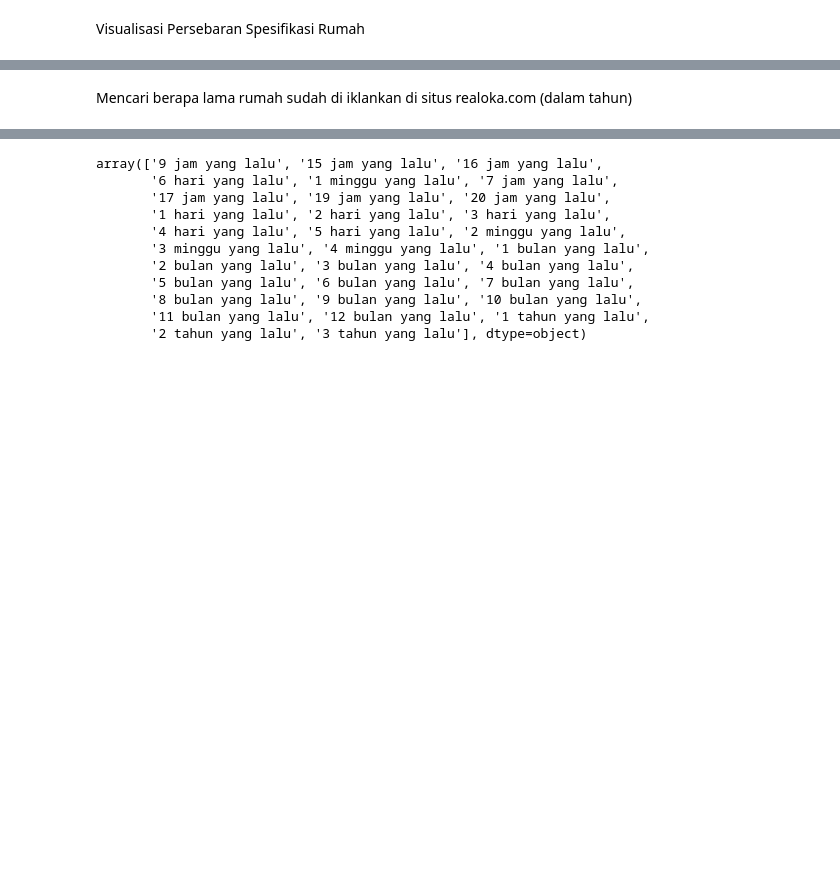
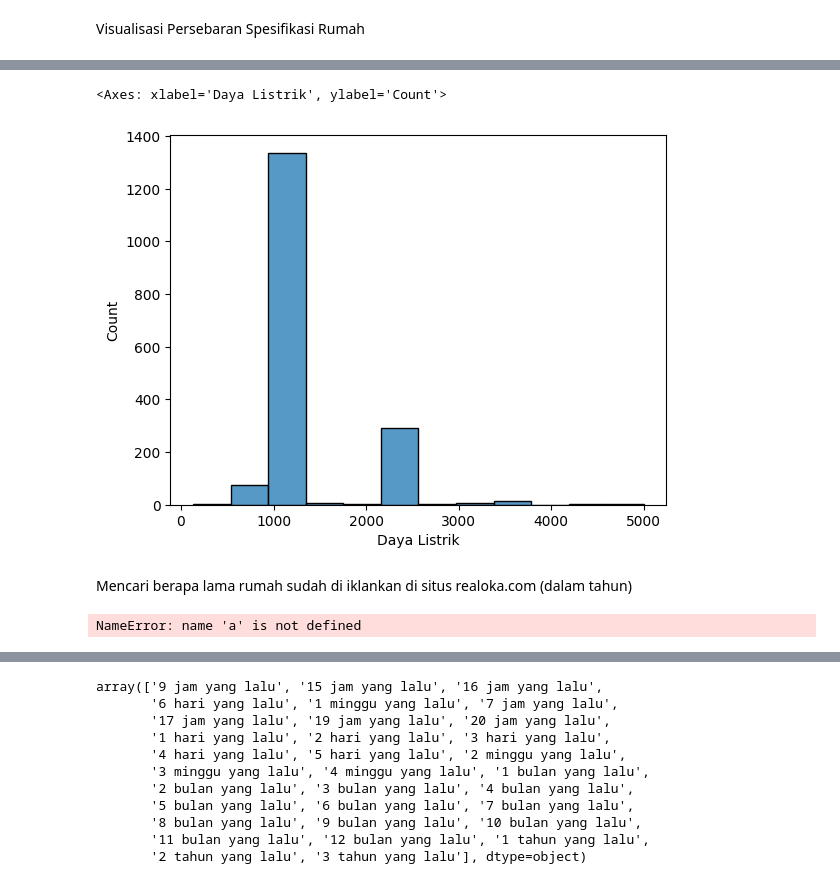
Before and after one commit to daff00/house-price-prediction, a Jupyter notebook: house_price_prediction.ipynb, the cells around one changed output, grey strips where cells are left out. Drawn from its saved outputs; the diff is of its cells as text; code cells hidden in the pictures; blank space fills up the shorter version.

```diff
--- a/house_price_prediction.ipynb
+++ b/house_price_prediction.ipynb
@@ -383,10 +396,15 @@ ValueError: min() arg is an empty sequence
+# %%
+sns.histplot(rumah['Daya Listrik'])
+# %% [output]
+<Axes: xlabel='Daya Listrik', ylabel='Count'>
+[figure, added]
 # %% [markdown]
 Mencari berapa lama rumah sudah di iklankan di situs realoka.com (dalam tahun)
 # %%
 # Konvert isi kolom Tayang Sejak kedalam kolom Tahun_Listing
 # Definisikan dict time_unit untuk menyimpan data waktu
 from datetime import datetime, timedelta
-
+a
 time_units = {
     'tahun': timedelta(days=365),  # Assuming a year is 365 days
     'bulan': timedelta(days=30),   # Assuming a month is 30 days
@@ -395,6 +413,8 @@ time_units = {
     'jam': timedelta(hours=1),
     'menit': timedelta(minutes=1)
 }
+# %% [output]
+NameError: name 'a' is not defined
 # %%
 # Fungsi untuk mengubah kolom Tayang Sejak menjadi Tahun Listing
 def convert_to_years(time_ago):
```
Also changed, not shown: parts of 31 cells of this notebook.
